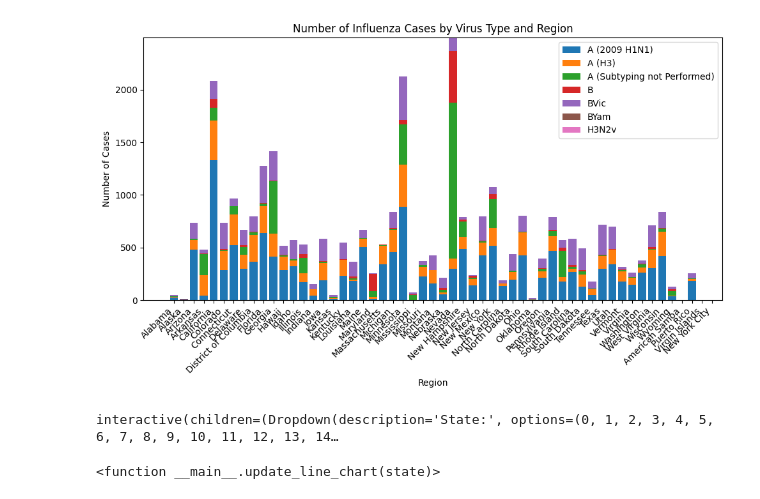
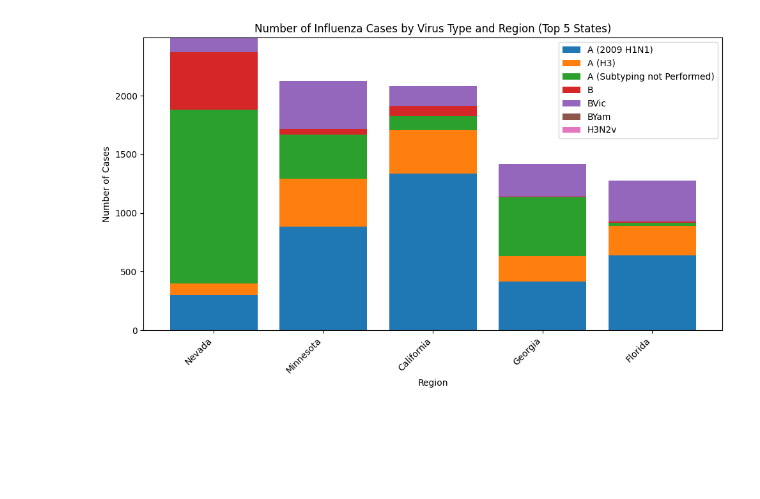
Before and after one commit to ChristianBlomgren/flu-season-vacay-project, a Jupyter notebook: fluvisual.ipynb, the cells around one changed output. Drawn from its saved outputs; the diff is of its cells as text; code cells hidden in the pictures; blank space fills up the shorter version.

```diff
--- a/fluvisual.ipynb
+++ b/fluvisual.ipynb
@@ -72,59 +119,34 @@ plt.show()
 # %%
-import matplotlib.pyplot as plt
-import numpy as np
+# Sort the data by the total number of cases for each state
+sorted_data = data.sum(axis=1).sort_values(ascending=False)
+
+# Select only the top 5 states
+top_5_states = sorted_data.head(5).index
+
+# Filter the data to include only the top 5 states
+data_top_5 = data.loc[top_5_states]
 
 # Define the data
-regions = PHLD['REGION']
-virus_types = ['A (2009 H1N1)', 'A (H3)', 'A (Subtyping not Performed)', 'B', 'BVic', 'BYam', 'H3N2v']
-data = PHLD[virus_types]
+regions = PHLD.loc[top_5_states, 'REGION']
 
 # Create a stacked bar chart
 plt.figure(figsize=(10, 6))
 
 # Define the x locations for the groups
 x = np.arange(len(regions))
 
-# Plot each virus type as a separate bar
+# Plot each virus type as a separate bar for the top 5 states
 bottom = np.zeros(len(regions))
 for virus_type in virus_types:
-    plt.bar(x, data[virus_type], bottom=bottom, label=virus_type)
-    bottom += np.array(data[virus_type])
+    plt.bar(x, data_top_5[virus_type], bottom=bottom, label=virus_type)
+    bottom += np.array(data_top_5[virus_type])
 
 plt.xlabel('Region')
 plt.ylabel('Number of Cases')
-plt.title('Number of Influenza Cases by Virus Type and Region')
+plt.title('Number of Influenza Cases by Virus Type and Region (Top 5 States)')
 plt.xticks(x, regions, rotation=45, ha='right')
 plt.legend()
 plt.tight_layout()
 plt.show()
 # %% [output]
-[figure, old version]
+[figure, new version]
-# %%
-import matplotlib.pyplot as plt
-import numpy as np
-import ipywidgets as widgets
-from ipywidgets import interact
-
-# Calculate the national average for each virus type
-national_average = data.mean()
-
-# Create a function to update the line chart based on the selected state
-def update_line_chart(state):
-    plt.figure(figsize=(12, 8))
-    plt.plot(virus_types, data.loc[state], label=state)
-    plt.plot(virus_types, national_average, linestyle='--', color='black', linewidth=2, label='National Average')
-    plt.xlabel('Virus Type')
-    plt.ylabel('Number of Cases')
-    plt.title('Number of Influenza Cases by Virus Type')
-    plt.xticks(rotation=45, ha='right')
-    plt.legend()
-    plt.show()
-
-# Create dropdown widget for selecting states
-state_dropdown = widgets.Dropdown(options=data.index, description='State:')
-
-# Display the dropdown widget and the line chart
-interact(update_line_chart, state=state_dropdown)
-# %% [output]
-interactive(children=(Dropdown(description='State:', options=(0, 1, 2, 3, 4, 5, 6, 7, 8, 9, 10, 11, 12, 13, 14…
-<function __main__.update_line_chart(state)>
```
Also changed, not shown: parts of 3 cells of this notebook, 6 other files.
